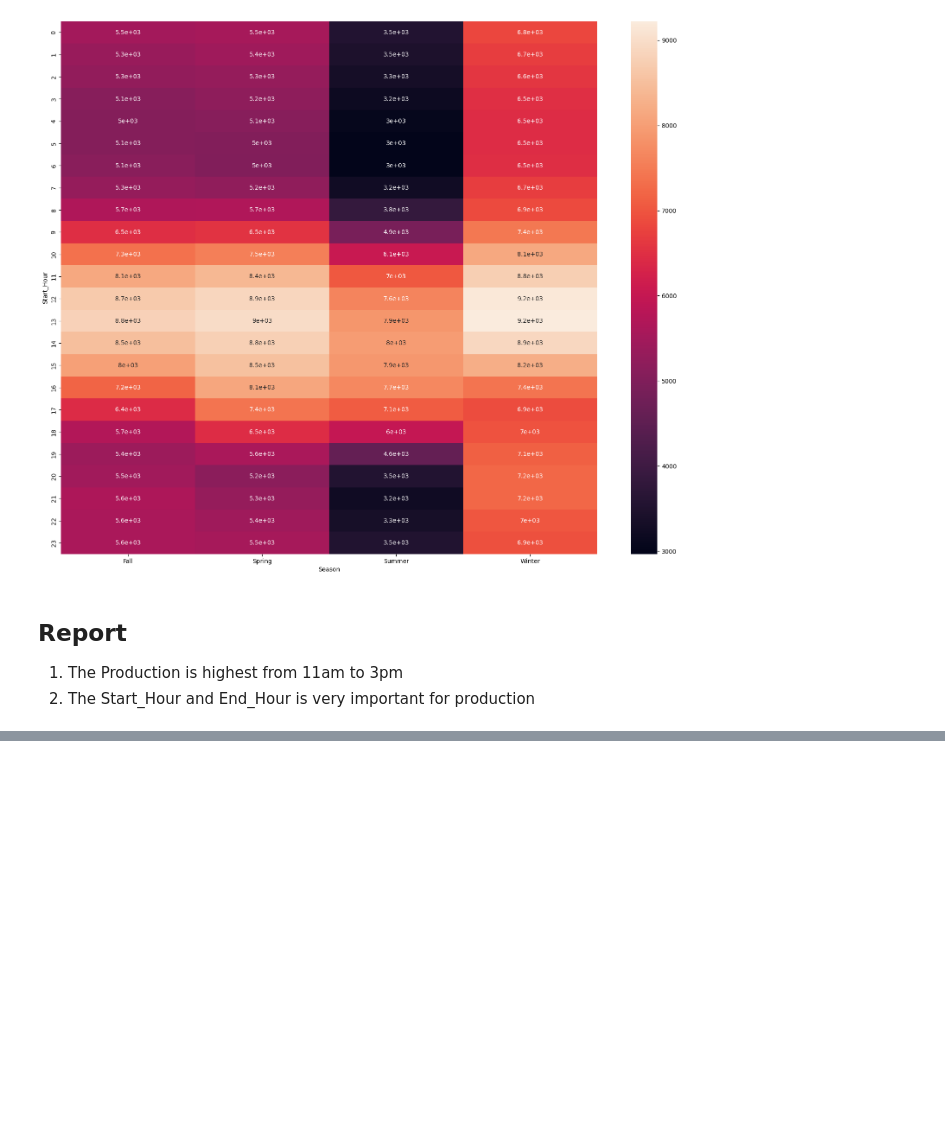
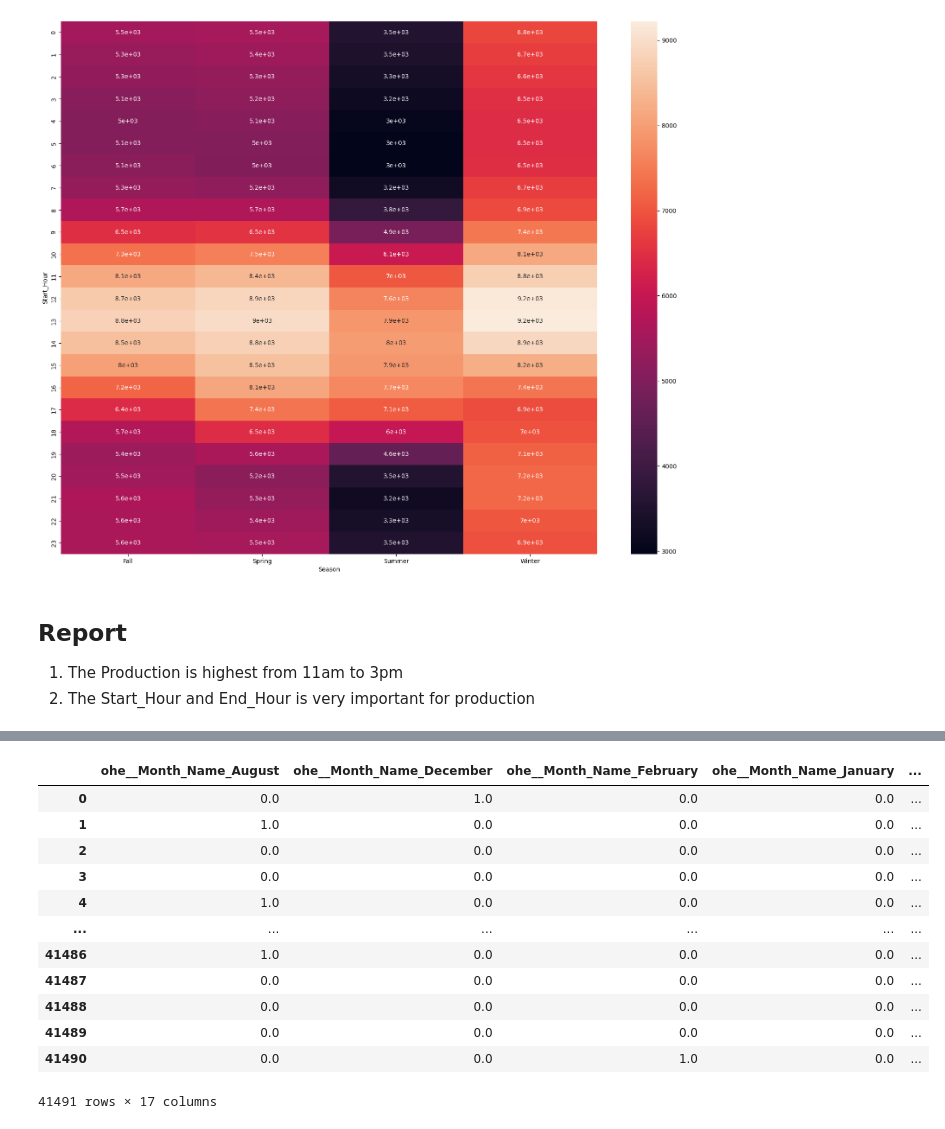
Before and after one commit to KryptoVader/DataScience_Journey, a Jupyter notebook: Analysis/DAY4.ipynb, the cells around one changed output, grey strips where cells are left out. Saved outputs shown, nothing was run; the diff lists cells and outputs as text; code cells hidden in the pictures; blank space fills up the shorter version.

```diff
--- a/Analysis/DAY4.ipynb
+++ b/Analysis/DAY4.ipynb
@@ -339,0 +374,28 @@ plt.show()
+# %%
+from sklearn.preprocessing import OneHotEncoder, OrdinalEncoder
+from sklearn.compose import ColumnTransformer
+
+ohe = OneHotEncoder(sparse_output=False, drop='first')
+oe = OrdinalEncoder(categories=[['Winter', 'Spring', 'Summer', 'Fall']])
+
+ct  =ColumnTransformer(transformers=[
+    ('ohe', ohe, ['Month_Name', 'Source']),
+    ('oe', oe, ['Season'])
+], remainder='passthrough')
+
+X_train_encoded = pd.DataFrame(ct.fit_transform(X_train), columns=ct.get_feature_names_out())
+X_train_encoded
+# %% [output]
+|  | ohe__Month_Name_August | ohe__Month_Name_December | ohe__Month_Name_February | ohe__Month_Name_January | ... |
+| 0 | 0.0 | 1.0 | 0.0 | 0.0 | ... |
+| 1 | 1.0 | 0.0 | 0.0 | 0.0 | ... |
+| 2 | 0.0 | 0.0 | 0.0 | 0.0 | ... |
+| 3 | 0.0 | 0.0 | 0.0 | 0.0 | ... |
+| 4 | 1.0 | 0.0 | 0.0 | 0.0 | ... |
+| ... | ... | ... | ... | ... | ... |
+| 41486 | 1.0 | 0.0 | 0.0 | 0.0 | ... |
+| 41487 | 0.0 | 0.0 | 0.0 | 0.0 | ... |
+| 41488 | 0.0 | 0.0 | 0.0 | 0.0 | ... |
+| 41489 | 0.0 | 0.0 | 0.0 | 0.0 | ... |
+| 41490 | 0.0 | 0.0 | 1.0 | 0.0 | ... |
+41491 rows × 17 columns
```
Also changed, not shown: parts of 5 cells of this notebook.
